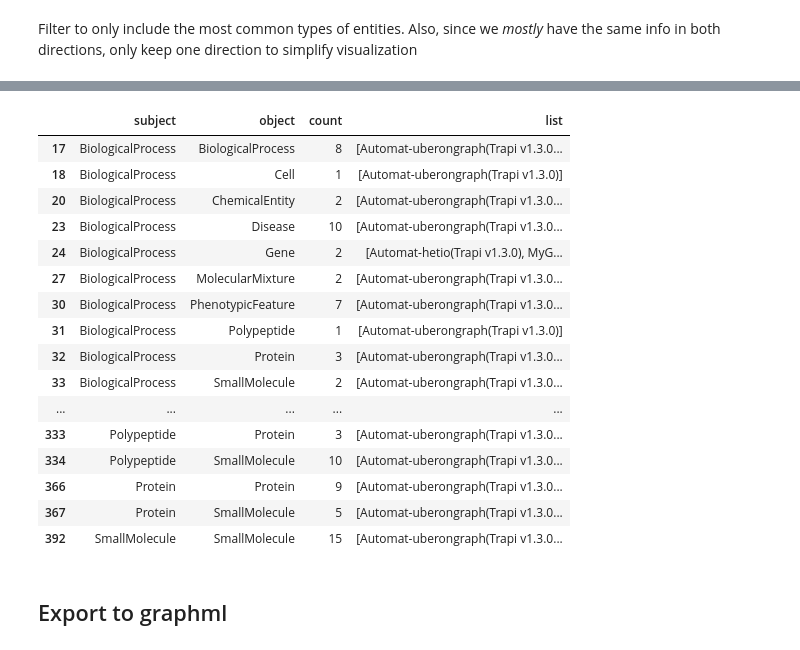
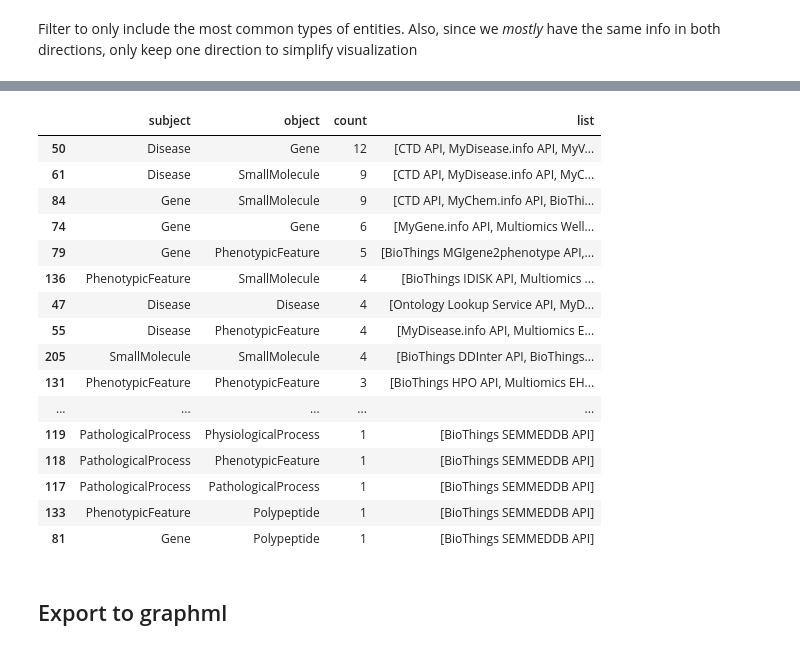
Before and after one commit to andrewsu/BTE_metakg_viz, a Jupyter notebook: bte_metakg_viz.ipynb, the cells around one changed output, grey strips where cells are left out. Cells and saved outputs as stored; diff of their text form; code cells hidden in the pictures.

```diff
--- a/bte_metakg_viz.ipynb
+++ b/bte_metakg_viz.ipynb
@@ -41,7 +44,7 @@ df
 
 This method takes longer, but it retrieves the most up-to-date data
 # %%
-c = biothings_client.get_client('metakg', url='https://dev.smart-api.info/api/metakg')
+c = biothings_client.get_client('metakg', url='https://smart-api.info/api/metakg')
 c._query_endpoint=''
 a = c.query('*', fetch_all=True)
 # %%
@@ -159,0 +162,3 @@ df_bte
+# %%
+df_bte = df.query('api_id in @bte_config_ids')[['subject','object','predicate','api_name','api_id']].drop_duplicates()
+df_bte
@@ -183,3 +202,6 @@ Name: api_name, dtype: int64
 ## Summarization
 # %% [markdown]
 ### by subject, object; count # of APIs
+# %%
+df1 = df_bte[["subject","object","api_name"]].drop_duplicates()
+df1
@@ -186,12 +222,7 @@ Name: api_name, dtype: int64
 # %%
-df1 = df_bte[["subject","object","api_name"]]
 api_stats = df1.groupby(['subject','object'], group_keys=False)['api_name'].nunique().rename("count").to_frame()
 api_stats['list'] = df1.groupby(['subject','object'], group_keys=False)['api_name'].unique().apply(list)
-api_stats = api_stats.reset_index()
+api_stats = api_stats.reset_index().sort_values(by=['count'],ascending=False)
 
-with pd.option_context('display.min_rows', 20,
-                       'display.max_columns', None,
-                       'display.precision', 3,
-                       ):
-    print(api_stats)
+api_stats.head(15)
 # %% [output]
@@ -312,25 +335,25 @@ predicate_stats_filt
 # %%
-api_stats_filt = api_stats.query("subject in @keep & object in @keep & subject <= object")
+api_stats_filt = api_stats.query("subject in @keep & object in @keep & subject <= object").sort_values(by=['count'], ascending=False)
 api_stats_filt.to_csv("results/api_stats_filt.tsv", sep="\t")
 api_stats_filt
 # %% [output]
 |  | subject | object | count | list |
-| 17 | BiologicalProcess | BiologicalProcess | 8 | [Automat-uberongraph(Trapi v1.3.0... |
-| 18 | BiologicalProcess | Cell | 1 | [Automat-uberongraph(Trapi v1.3.0)] |
-| 20 | BiologicalProcess | ChemicalEntity | 2 | [Automat-uberongraph(Trapi v1.3.0... |
-| 23 | BiologicalProcess | Disease | 10 | [Automat-uberongraph(Trapi v1.3.0... |
-| 24 | BiologicalProcess | Gene | 2 | [Automat-hetio(Trapi v1.3.0), MyG... |
-| 27 | BiologicalProcess | MolecularMixture | 2 | [Automat-uberongraph(Trapi v1.3.0... |
-| 30 | BiologicalProcess | PhenotypicFeature | 7 | [Automat-uberongraph(Trapi v1.3.0... |
-| 31 | BiologicalProcess | Polypeptide | 1 | [Automat-uberongraph(Trapi v1.3.0)] |
-| 32 | BiologicalProcess | Protein | 3 | [Automat-uberongraph(Trapi v1.3.0... |
-| 33 | BiologicalProcess | SmallMolecule | 2 | [Automat-uberongraph(Trapi v1.3.0... |
+| 50 | Disease | Gene | 12 | [CTD API, MyDisease.info API, MyV... |
+| 61 | Disease | SmallMolecule | 9 | [CTD API, MyDisease.info API, MyC... |
+| 84 | Gene | SmallMolecule | 9 | [CTD API, MyChem.info API, BioThi... |
+| 74 | Gene | Gene | 6 | [MyGene.info API, Multiomics Well... |
+| 79 | Gene | PhenotypicFeature | 5 | [BioThings MGIgene2phenotype API,... |
+| 136 | PhenotypicFeature | SmallMolecule | 4 | [BioThings IDISK API, Multiomics ... |
+| 47 | Disease | Disease | 4 | [Ontology Lookup Service API, MyD... |
+| 55 | Disease | PhenotypicFeature | 4 | [MyDisease.info API, Multiomics E... |
+| 205 | SmallMolecule | SmallMolecule | 4 | [BioThings DDInter API, BioThings... |
+| 131 | PhenotypicFeature | PhenotypicFeature | 3 | [BioThings HPO API, Multiomics EH... |
 | ... | ... | ... | ... | ... |
-| 333 | Polypeptide | Protein | 3 | [Automat-uberongraph(Trapi v1.3.0... |
-| 334 | Polypeptide | SmallMolecule | 10 | [Automat-uberongraph(Trapi v1.3.0... |
-| 366 | Protein | Protein | 9 | [Automat-uberongraph(Trapi v1.3.0... |
-| 367 | Protein | SmallMolecule | 5 | [Automat-uberongraph(Trapi v1.3.0... |
-| 392 | SmallMolecule | SmallMolecule | 15 | [Automat-uberongraph(Trapi v1.3.0... |
+| 119 | PathologicalProcess | PhysiologicalProcess | 1 | [BioThings SEMMEDDB API] |
+| 118 | PathologicalProcess | PhenotypicFeature | 1 | [BioThings SEMMEDDB API] |
+| 117 | PathologicalProcess | PathologicalProcess | 1 | [BioThings SEMMEDDB API] |
+| 133 | PhenotypicFeature | Polypeptide | 1 | [BioThings SEMMEDDB API] |
+| 81 | Gene | Polypeptide | 1 | [BioThings SEMMEDDB API] |
 # %% [markdown]
 ## Export to graphml
 # %%
```
Also changed, not shown: parts of 23 cells of this notebook, 10 other files.
